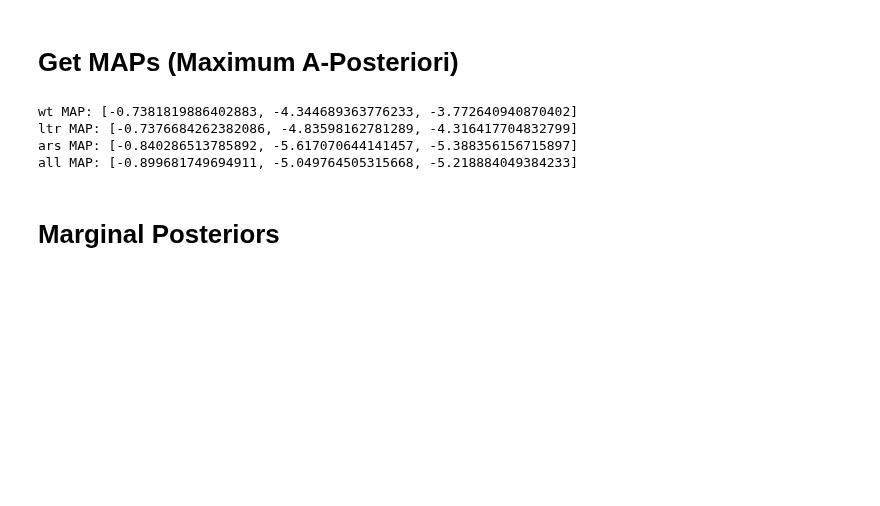
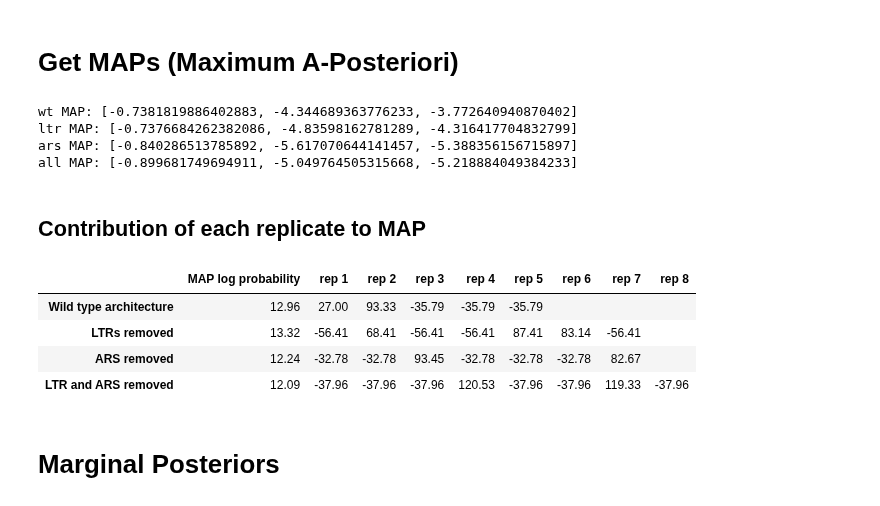
Before and after one commit to yoavram-lab/chuong_et_al, a Jupyter notebook: Overall Posterior.ipynb, the cells around one changed output. Saved outputs shown, nothing was run; the diff lists cells and outputs as text; code cells hidden in the pictures; blank space fills up the shorter version.

```diff
--- a/Overall Posterior.ipynb
+++ b/Overall Posterior.ipynb
@@ -50,6 +50,31 @@ wt MAP: [-0.7381819886402883, -4.344689363776233, -3.772640940870402]
 ltr MAP: [-0.7376684262382086, -4.83598162781289, -4.316417704832799]
 ars MAP: [-0.840286513785892, -5.617070644141457, -5.388356156715897]
 all MAP: [-0.899681749694911, -5.049764505315668, -5.218884049384233]
+# %% [markdown]
+## Contribution of each replicate to MAP
+# %%
+import pandas as pd
+import numpy as np
+import matplotlib.pyplot as plt
+from matplotlib.backends.backend_pdf import PdfPages
+
+mpl.rcParams['font.size'] = 400
+
+cont_df = pd.DataFrame(index = [label_dict[line] for line in lines], columns = ['MAP log probability']+[f'rep {i+1}' for i in range(8)])
+for line in lines:
+    cont = overall_posteriors[line].individual_log_probs(overall_posteriors[line].map)
+    cont_df.loc[label_dict[line], 'MAP log probability'] = round(float(overall_posteriors[line].log_prob(overall_posteriors[line].map)),2)
+    cont_df.loc[label_dict[line],'rep 1':f'rep {len(cont)}'] = cont.round(2)
+
+cont_df = cont_df.replace(np.nan, '')
+
+cont_df
+# %% [output]
+|  | MAP log probability | rep 1 | rep 2 | rep 3 | rep 4 | rep 5 | rep 6 | rep 7 | rep 8 |
+| Wild type architecture | 12.96 | 27.00 | 93.33 | -35.79 | -35.79 | -35.79 |  |  |  |
+| LTRs removed | 13.32 | -56.41 | 68.41 | -56.41 | -56.41 | 87.41 | 83.14 | -56.41 |  |
+| ARS removed | 12.24 | -32.78 | -32.78 | 93.45 | -32.78 | -32.78 | -32.78 | 82.67 |  |
+| LTR and ARS removed | 12.09 | -37.96 | -37.96 | -37.96 | 120.53 | -37.96 | -37.96 | 119.33 | -37.96 |
 # %% [markdown]
 # Marginal Posteriors
 # %%
```
Also changed, not shown: 3 other files.
